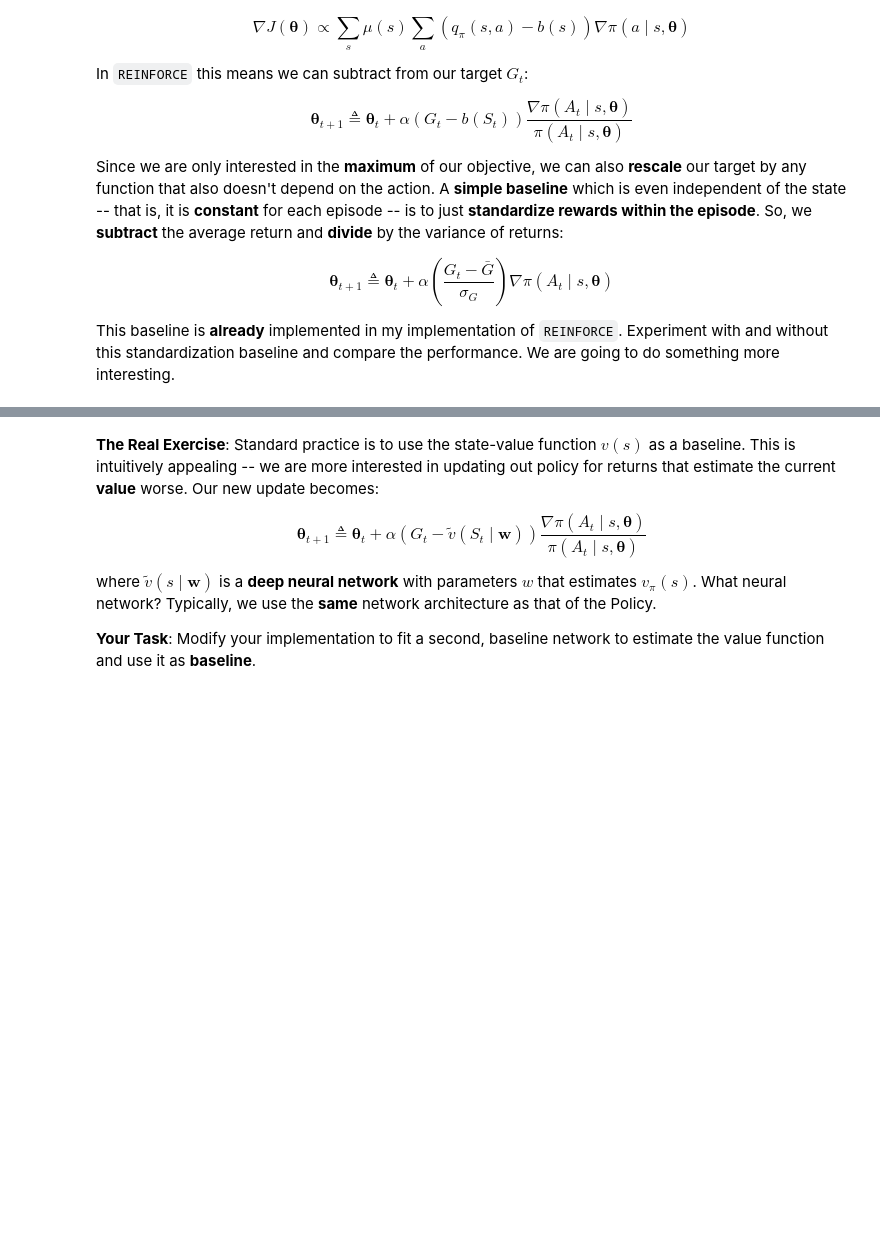
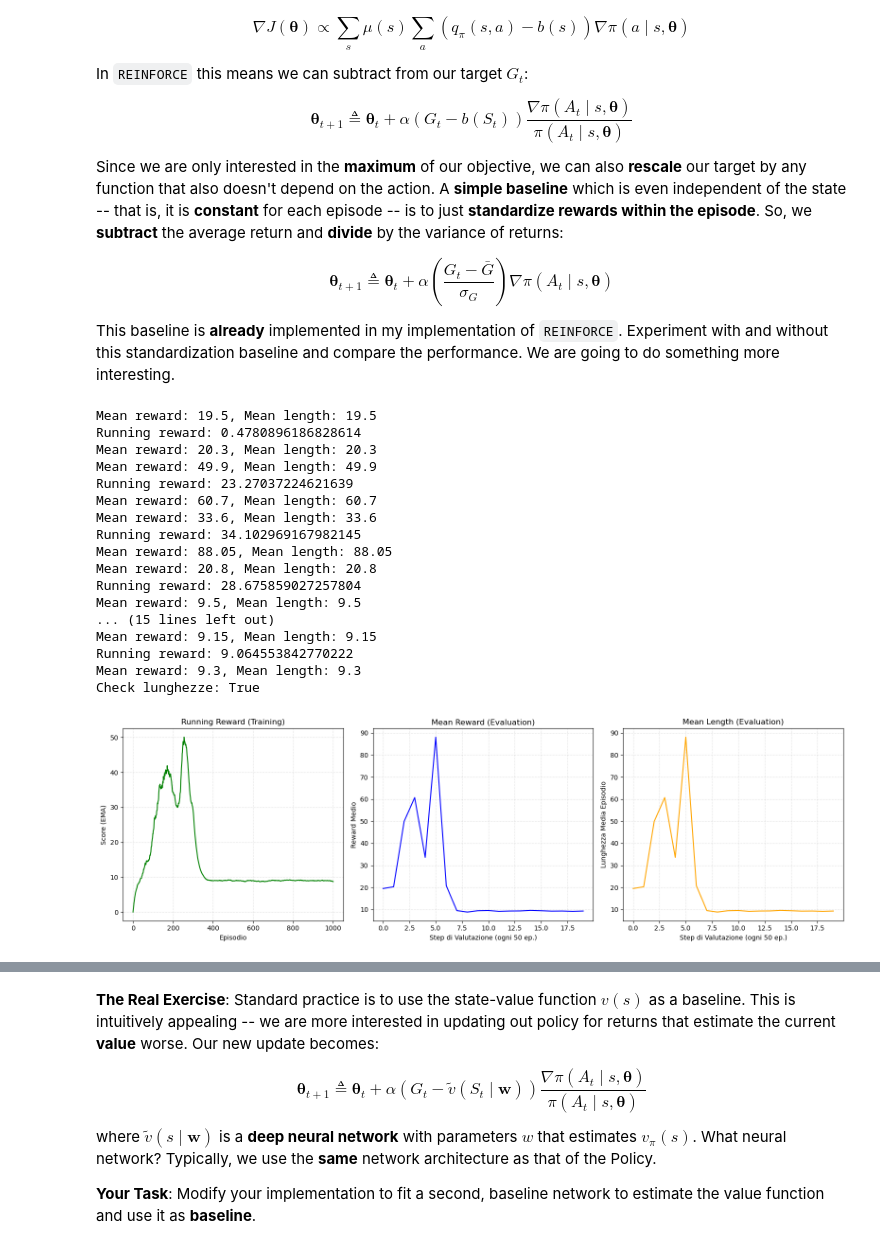
Before and after one commit to lapo13/Deep-Learning-Labs-and-Experiments, a Jupyter notebook: Lab_3/DLA-Lab3-DRL.ipynb, the cells around one changed output, grey strips where cells are left out. Saved outputs shown, nothing was run; the diff lists cells and outputs as text; code cells hidden in the pictures; blank space fills up the shorter version.

```diff
--- a/Lab_3/DLA-Lab3-DRL.ipynb
+++ b/Lab_3/DLA-Lab3-DRL.ipynb
@@ -121,3 +192,26 @@ $$ \boldsymbol{\theta}_{t+1} \triangleq \boldsymbol{\theta}_t + \alpha \left(\fr
 This baseline is **already** implemented in my implementation of `REINFORCE`. Experiment with and without this standardization baseline and compare the performance. We are going to do something more interesting.
 # %%
 # Your code here. Modify your implementation of `REINFORCE` to optionally use the standardize baseline.
+policy = PolicyNet(env)
+agent = ReinforceAgent(policy=policy, optimizer=optim.Adam(policy.parameters(), lr=0.01), env=env, gamma=0.99, loss=loss)
+running_rewards, M_mean_reward, M_mean_length = agent.reinforce(num_episodes=1000, checkpoint=True, N=50, M=20, standardize=False)
+plot_rewards(running_rewards, M_mean_reward, M_mean_length)
+# %% [output]
+Mean reward: 19.5, Mean length: 19.5
+Running reward: 0.4780896186828614
+Mean reward: 20.3, Mean length: 20.3
+Mean reward: 49.9, Mean length: 49.9
+Running reward: 23.27037224621639
+Mean reward: 60.7, Mean length: 60.7
+Mean reward: 33.6, Mean length: 33.6
+Running reward: 34.102969167982145
+Mean reward: 88.05, Mean length: 88.05
+Mean reward: 20.8, Mean length: 20.8
+Running reward: 28.675859027257804
+Mean reward: 9.5, Mean length: 9.5
+... (15 lines left out)
+Mean reward: 9.15, Mean length: 9.15
+Running reward: 9.064553842770222
+Mean reward: 9.3, Mean length: 9.3
+Check lunghezze: True
+[figure, added]
```
Also changed, not shown: parts of 9 cells of this notebook, 3 other files.
